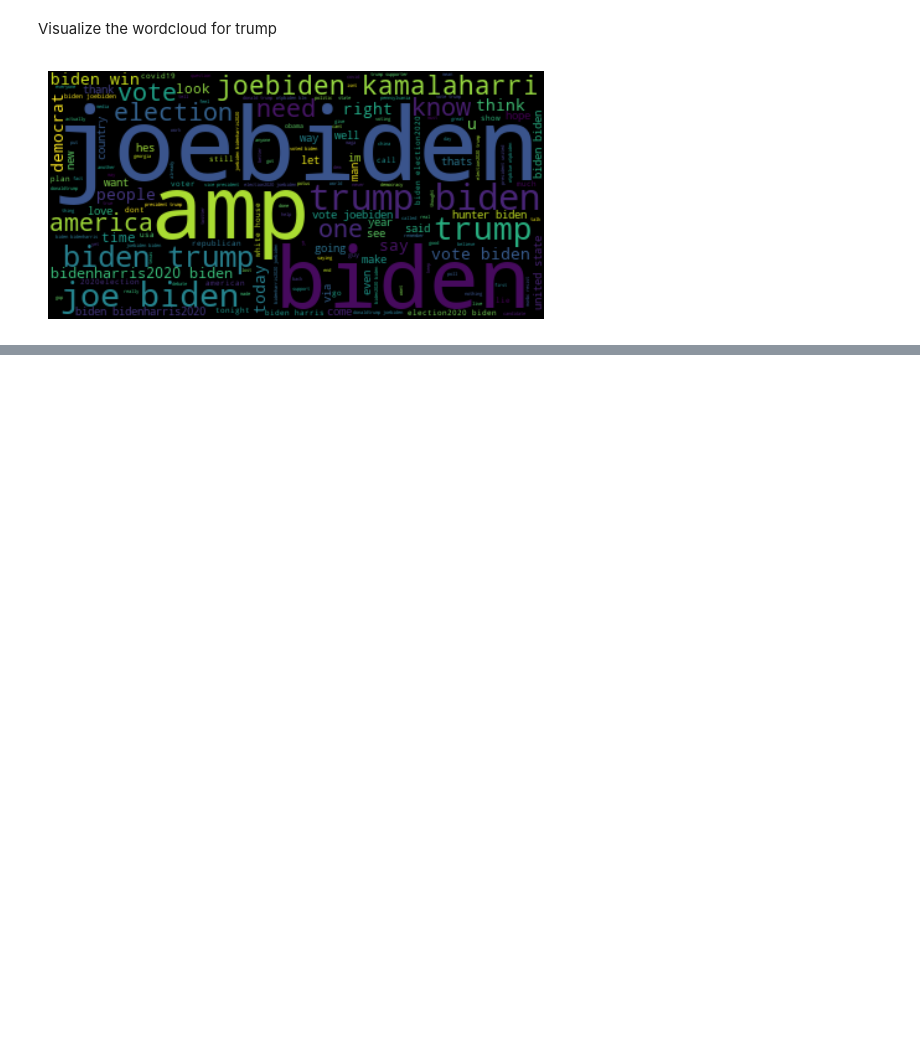
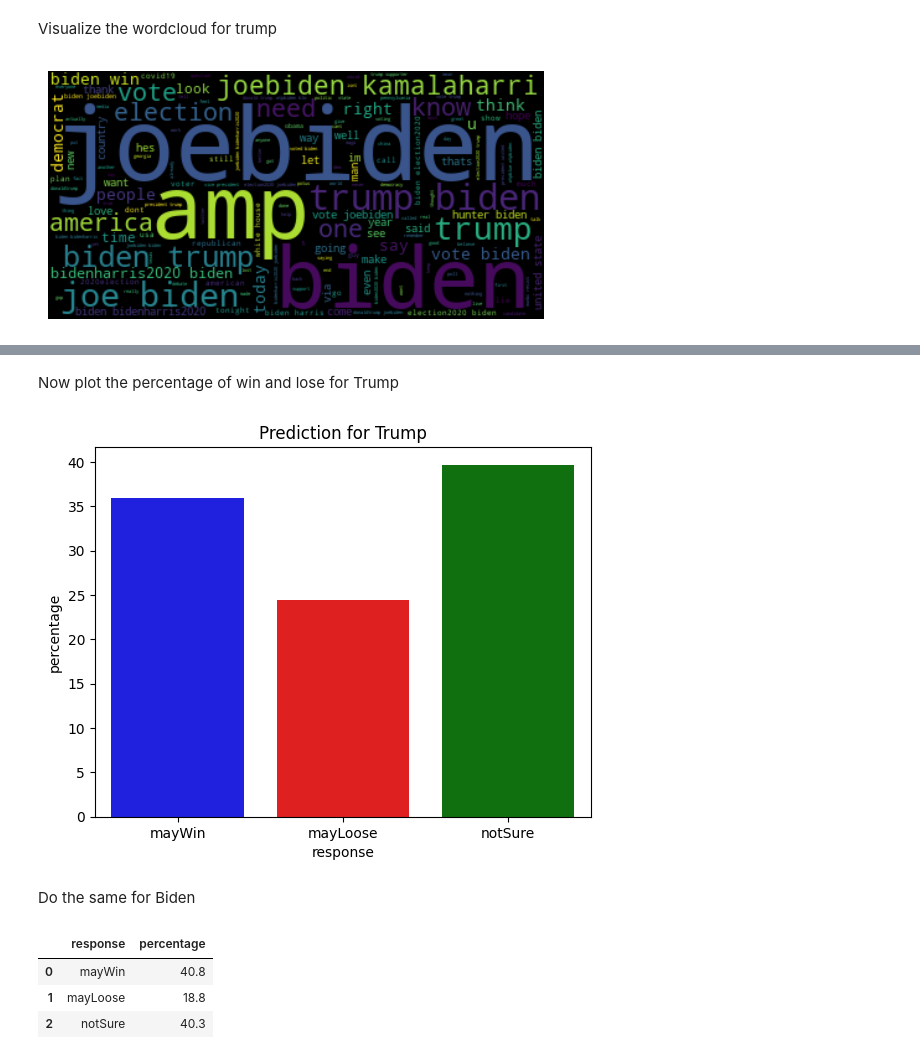
Before and after one commit to MiraySardogan/DC-PollMasters, a Jupyter notebook: Mir/3_sentiment_analysis.ipynb, the cells around one changed output, grey strips where cells are left out. Saved outputs shown, nothing was run; the diff lists cells and outputs as text; code cells hidden in the pictures; blank space fills up the shorter version.

```diff
--- a/Mir/3_sentiment_analysis.ipynb
+++ b/Mir/3_sentiment_analysis.ipynb
@@ -196,0 +223,11 @@ plt.show()
+# %%
+positive= round(len(trump_tweets[trump_tweets["segmentation"]=="positive"]) / len(trump_tweets)*100, 1)
+neutral= round(len(trump_tweets[trump_tweets["segmentation"]=="neutral"]) / len(trump_tweets)*100, 1)
+negative= round(len(trump_tweets[trump_tweets["segmentation"]=="negative"]) / len(trump_tweets)*100, 1)
+
+#create a list for these values
+responses= [positive, neutral, negative]
+
+#create a dataframe for Trump
+response_trump= {'response': ['mayWin', 'mayLoose', 'notSure'], 'percentage': [positive, negative, neutral] }
+response_trump= pd.DataFrame(response_trump)
@@ -196,0 +241,23 @@ plt.show()
+# %% [markdown]
+Now plot the percentage of win and lose for Trump
+# %%
+sns.barplot(
+    data=response_trump,
+    x="response",
+    y="percentage",
+    hue="percentage",  # Assign the same variable to `hue`
+    palette=["red", "blue", "green"],
+    #palette="virdis",
+    dodge=False  # Prevent bar splitting due to `hue`
+)
+plt.legend([], [], frameon=False)  # Optionally disable the legend
+plt.title("Prediction for Trump")
+
+fig_path= "E:/ReDi_School/Data_Circle/Project/0_Github/Mir/Figure/"
+#plt.savefig(os.path.join(fig_path, "6_prediction_Trump.png"))
+
+plt.show()
+# %% [output]
+[figure, added]
+# %% [markdown]
+Do the same for Biden
@@ -196,0 +275,7 @@ plt.show()
+# %%
+response_biden
+# %% [output]
+|  | response | percentage |
+| 0 | mayWin | 40.8 |
+| 1 | mayLoose | 18.8 |
+| 2 | notSure | 40.3 |
```
Also changed, not shown: parts of 19 cells of this notebook, 6 other files.
